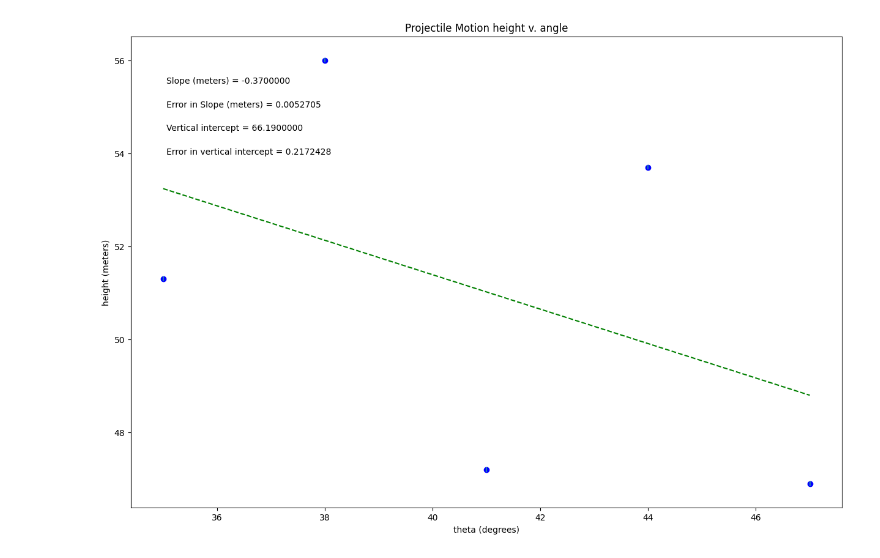
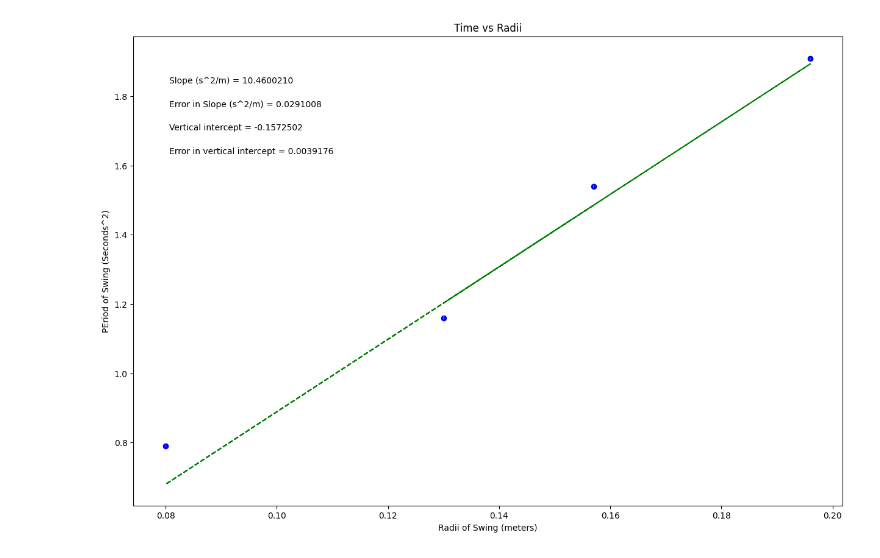
Before and after one commit to MHuckab04/physics-lab-216, a Jupyter notebook: PHSXlab_plotting_template.ipynb, the cells around one changed output. Cells and saved outputs as stored; diff of their text form; code cells hidden in the pictures.

```diff
--- a/PHSXlab_plotting_template.ipynb
+++ b/PHSXlab_plotting_template.ipynb
@@ -19,28 +19,28 @@ import matplotlib.pyplot as plt
 #variable names should start with a letter and must contain only letters, numbers, and underscores
 
 
-theta = np.array([35, 38, 41, 44, 47])
+RadiusSwing = np.array([.157, .080, .196, .130])
 
-height = np.array([51.3, 56.0, 47.2, 53.7, 46.9])
+PeriodSquared = np.array([1.539, 0.790, 1.908, 1.160])
 
-err_yvariable = np.array([0.05, 0.05, 0.05, 0.05, 0.05])
+err_PeriodSquared = np.array([.003, .002, .003, .005])
 
 
 
 #Re-assign variables as x, y, dy so that the remaining plotting code may remain generic
 #UPDATE VARIABLE NAMES (ON RHS OF EACH EQUAL SIGN) TO MATCH VARIABLE NAMES FOR DATA ABOVE
 
-x = theta             #this should be the array you want to plot on the x axis
-y = height             #this should be the array you want to plot on the y axis
-dy = err_yvariable        #this should be your error in y array
+x = RadiusSwing            #this should be the array you want to plot on the x axis
+y = PeriodSquared             #this should be the array you want to plot on the y axis
+dy = err_PeriodSquared       #this should be your error in y array
 
 
 #UPDATE EACH OF THESE 4 STRINGS FOR YOUR PLOT LABELS AS YOU WANT THEM TO APPEAR
 
-plot_title= 'Projectile Motion height v. angle'
-x_label= 'theta (degrees)'
-y_label= 'height (meters)'
-slope_units= 'meters'
+plot_title= 'Time vs Radii'
+x_label= 'Radii of Swing (meters)'
+y_label= 'PEriod of Swing (Seconds^2)'
+slope_units= 's^2/m'
 
 #UPDATE ANNOTATION PLACEMENT SO IT'S OUT OF WAY OF PLOTTED DATA AND BEST FIT LINE
 #integer from 1 to 4, top R corner is 1 (counter-clockwise from there)
@@ -92,31 +92,31 @@ elif annotation_placement==3 or annotation_placement==4:
 #Don't need to change anything in this section!
 
 #Plot data on graph. Plot error bars and place values for slope,
 #error in slope, and vertical intercept (plus error) on the plot using "annotate"
 
 plt.figure(figsize=(15,10))
 
 plt.plot(x, fit, color='green', linestyle='--')
 plt.scatter(x, y, color='blue', marker='o')
 
 plt.xlabel(x_label)
 plt.ylabel(y_label)
 plt.title(plot_title)
 
 plt.errorbar(x, y, yerr=dy, xerr=None, fmt="none") #don't need to plot x error bars
 
 plt.annotate('Slope ({}) = {value:.{digits}f}'.format(slope_units,value=m, digits=7),
              (xpos, ypos[0]), xycoords='axes fraction')
 
 plt.annotate('Error in Slope ({}) = {value:.{digits}f}'.format(slope_units,value=dm, digits=7),
              (xpos, ypos[1]), xycoords='axes fraction')
 
 plt.annotate('Vertical intercept = {value:.{digits}f}'.format(value=b, digits=7),
              (xpos, ypos[2]), xycoords='axes fraction')
 
 plt.annotate('Error in vertical intercept = {value:.{digits}f}'.format(value=db, digits=7),
              (xpos, ypos[3]), xycoords='axes fraction')
 
 plt.show()
 # %% [output]
-[figure, old version]
+[figure, new version]
```
